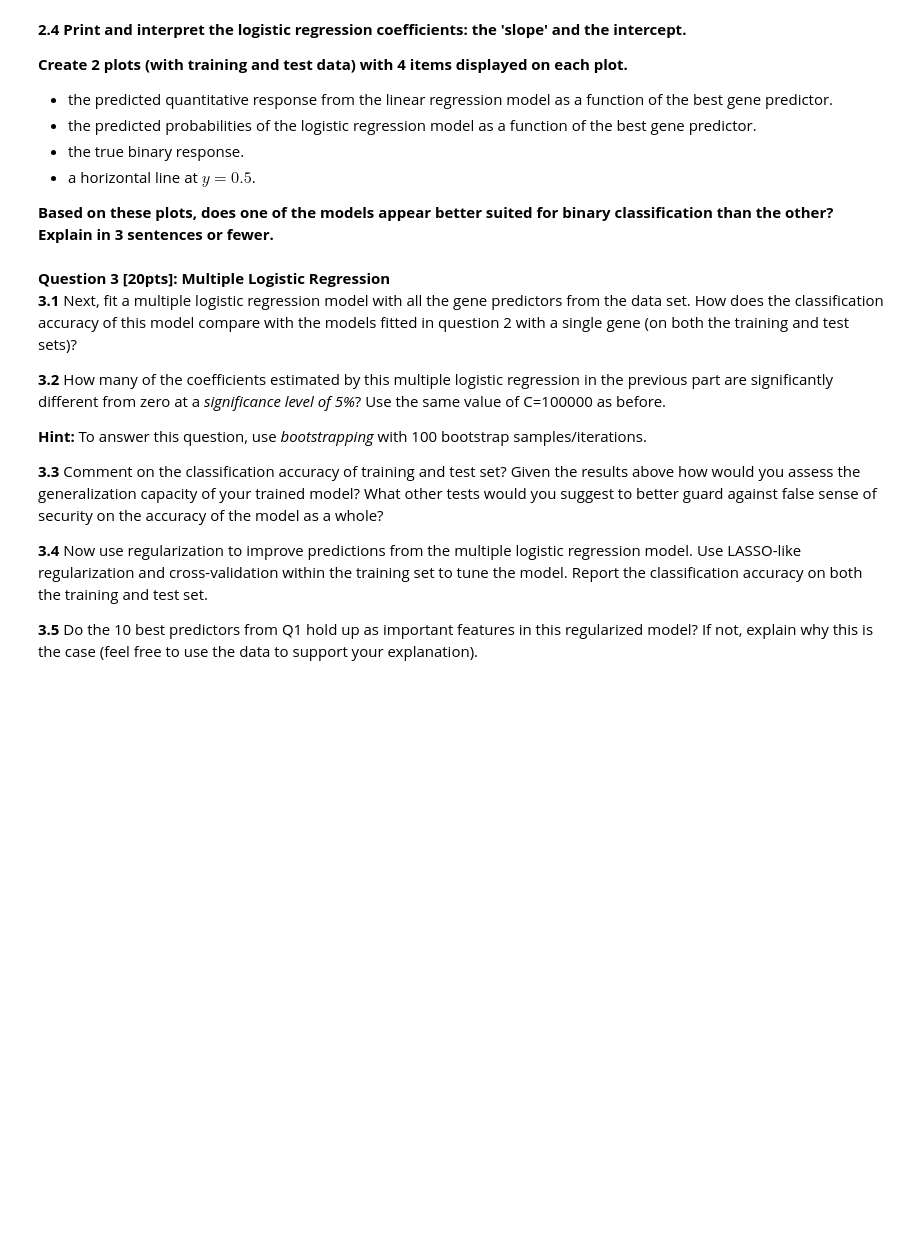
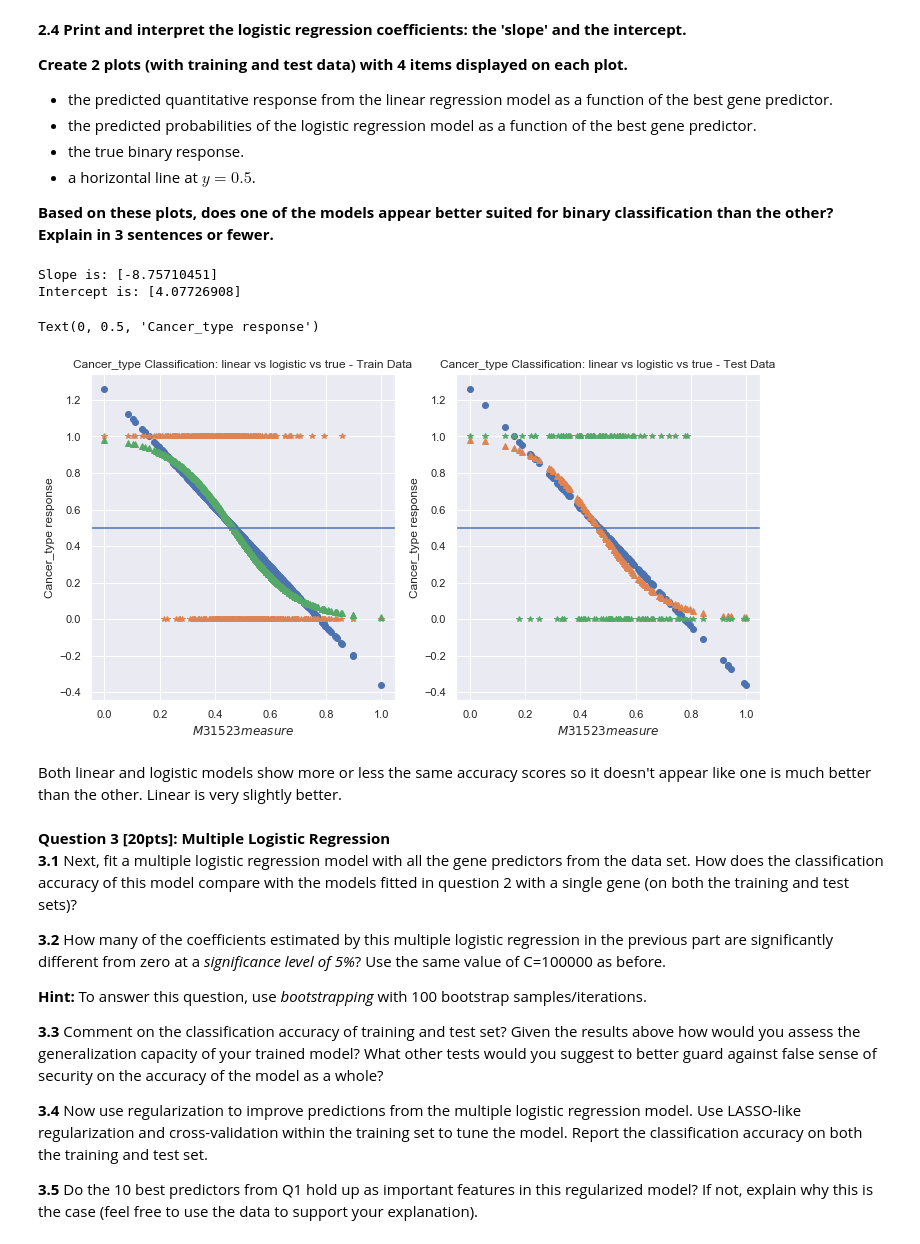
Before and after one commit to jadekessler3/2019-CS109A, a Jupyter notebook: content/homeworks/cs109a_hw4/cs109a_HW4.ipynb, the cells around one changed output. Cells and saved outputs as stored; diff of their text form; code cells hidden in the pictures; blank space fills up the shorter version.

```diff
--- a/content/homeworks/cs109a_hw4/cs109a_HW4.ipynb
+++ b/content/homeworks/cs109a_hw4/cs109a_HW4.ipynb
@@ -304,3 +473,36 @@ Based on these plots, does one of the models appear better suited for binary cla
+# %%
+# your code here
+#print coefs and intercept
+print("Slope is: {}".format(model_logistic.coef_[0]))
+print("Intercept is: {}".format(model_logistic.intercept_ ))
+# %% [output]
+Slope is: [-8.75710451]
+Intercept is: [4.07726908]
+# %%
+# your code here
+fig, axs = plt.subplots(1, 2, figsize=(12, 6));
+
+axs[0].plot(X_train_best_pred, y_pred_train, 'o', label ='Linear Regression Predictions')
+axs[0].plot(X_train_best_pred, y_train, '*', label ='True Binary Response')
+axs[0].plot(X_train_best_pred, y_pred_logistic_train, '^', label ='Logistic Response')
+axs[0].axhline(y = 0.5)
+axs[0].set_title('Cancer_type Classification: linear vs logistic vs true - Train Data')
+axs[0].set_xlabel('$M31523 measure$')
+axs[0].set_ylabel("Cancer_type response")
+
+
+axs[1].plot(X_test_best_pred, y_pred_test, 'o', label ='Linear Regression Predictions')
+axs[1].plot(X_test_best_pred, y_pred_logistic_test, '^', label ='Logistic Response')
+axs[1].plot(X_test_best_pred, y_test, '*', label ='True Binary Response')
+axs[1].axhline(y = 0.5)
+axs[1].set_title('Cancer_type Classification: linear vs logistic vs true - Test Data')
+axs[1].set_xlabel('$M31523 measure$')
+axs[1].set_ylabel("Cancer_type response")
+# %% [output]
+Text(0, 0.5, 'Cancer_type response')
+[figure, added]
+# %% [markdown]
+Both linear and logistic models show more or less the same accuracy scores so it doesn't appear like one is much better than the other. Linear is very slightly better.
 # %% [markdown]
 <div class='exercise'> <b> Question 3 [20pts]: Multiple Logistic Regression </b> </div>
 
```
Also changed, not shown: parts of 46 cells of this notebook, 4 other files.
